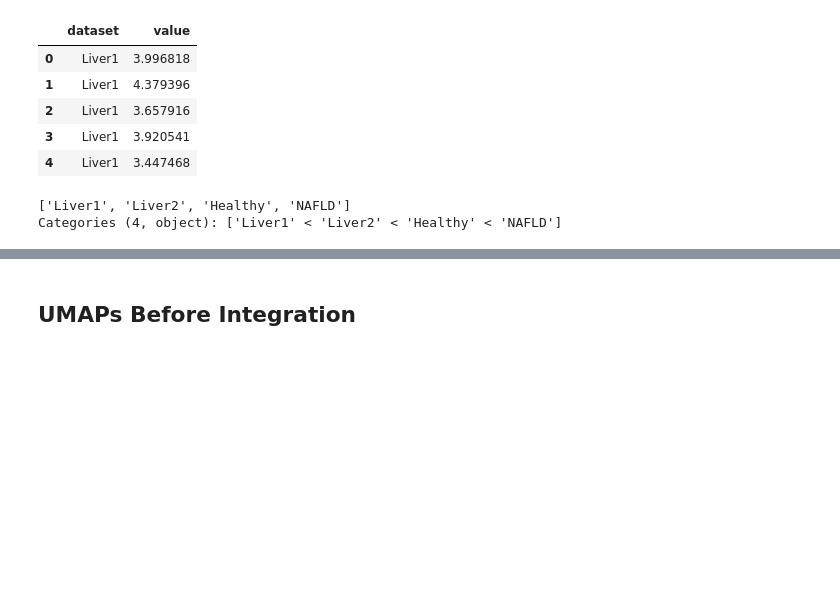
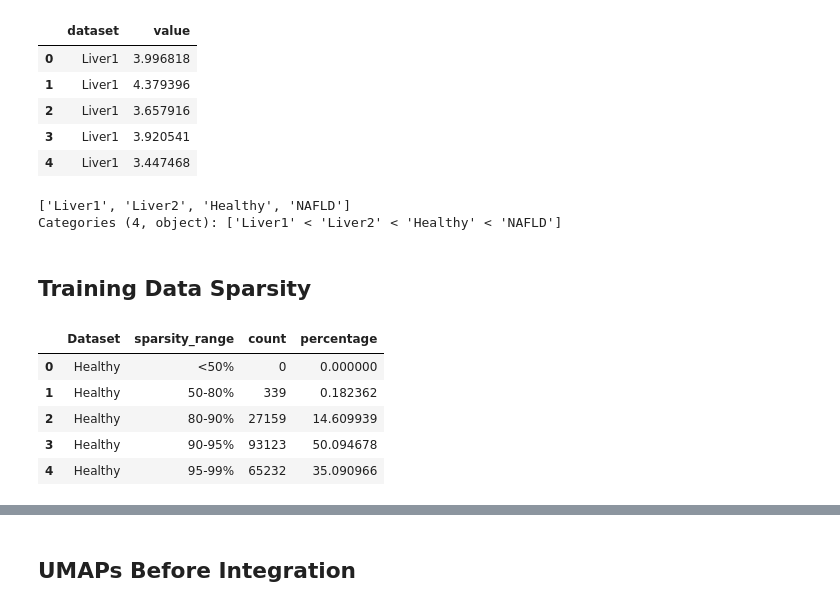
Before and after one commit to ChrisKoll/EDA-Spatial-Liver, a Jupyter notebook: figures/thesis_plots.ipynb, the cells around one changed output, grey strips where cells are left out. Drawn from its saved outputs; the diff is of its cells as text; code cells hidden in the pictures; blank space fills up the shorter version.

```diff
--- a/figures/thesis_plots.ipynb
+++ b/figures/thesis_plots.ipynb
@@ -409,3 +409,15 @@ plot = (
 
 plot.save("output/parts/violin_gene_counts_all.svg", dpi=300)
 plot
+# %% [markdown]
+## Training Data Sparsity
+# %%
+train_sample_sparsity = pd.read_feather("data/pdata_train_sample_sparsity.feather")
+train_sample_sparsity.head()
+# %% [output]
+|  | Dataset | sparsity_range | count | percentage |
+| 0 | Healthy | <50% | 0 | 0.000000 |
+| 1 | Healthy | 50-80% | 339 | 0.182362 |
+| 2 | Healthy | 80-90% | 27159 | 14.609939 |
+| 3 | Healthy | 90-95% | 93123 | 50.094678 |
+| 4 | Healthy | 95-99% | 65232 | 35.090966 |
```
Also changed, not shown: parts of 5 cells of this notebook.
